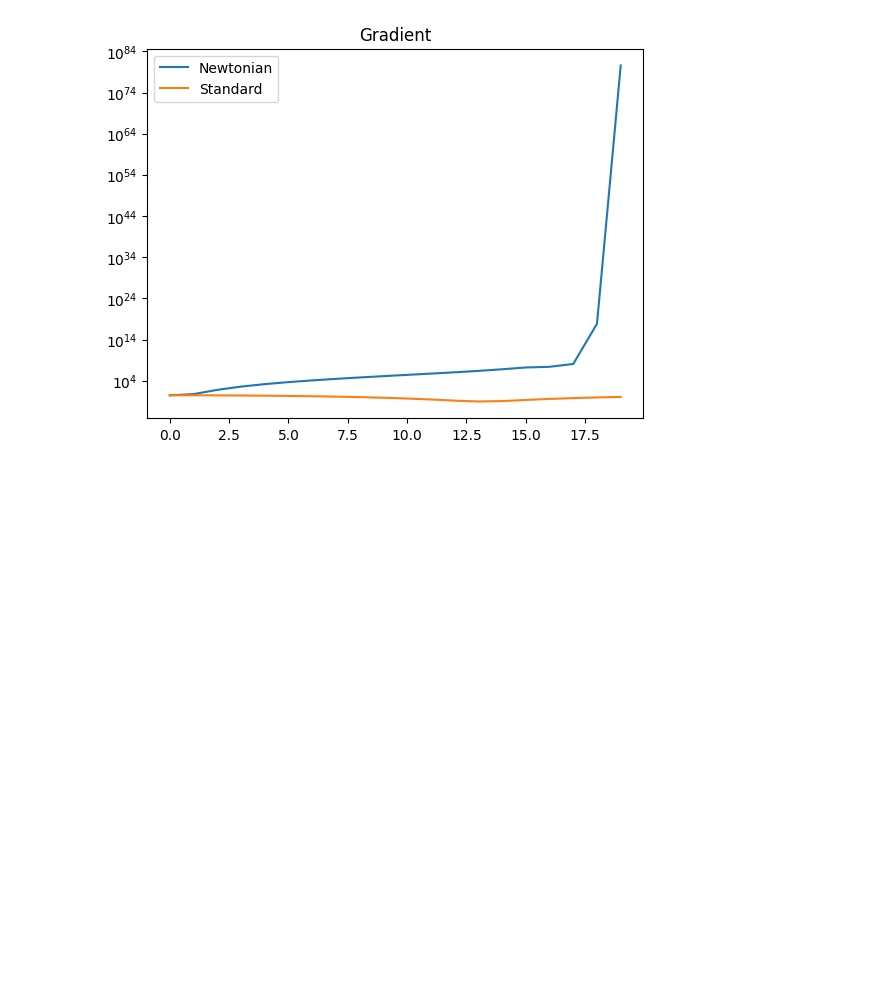
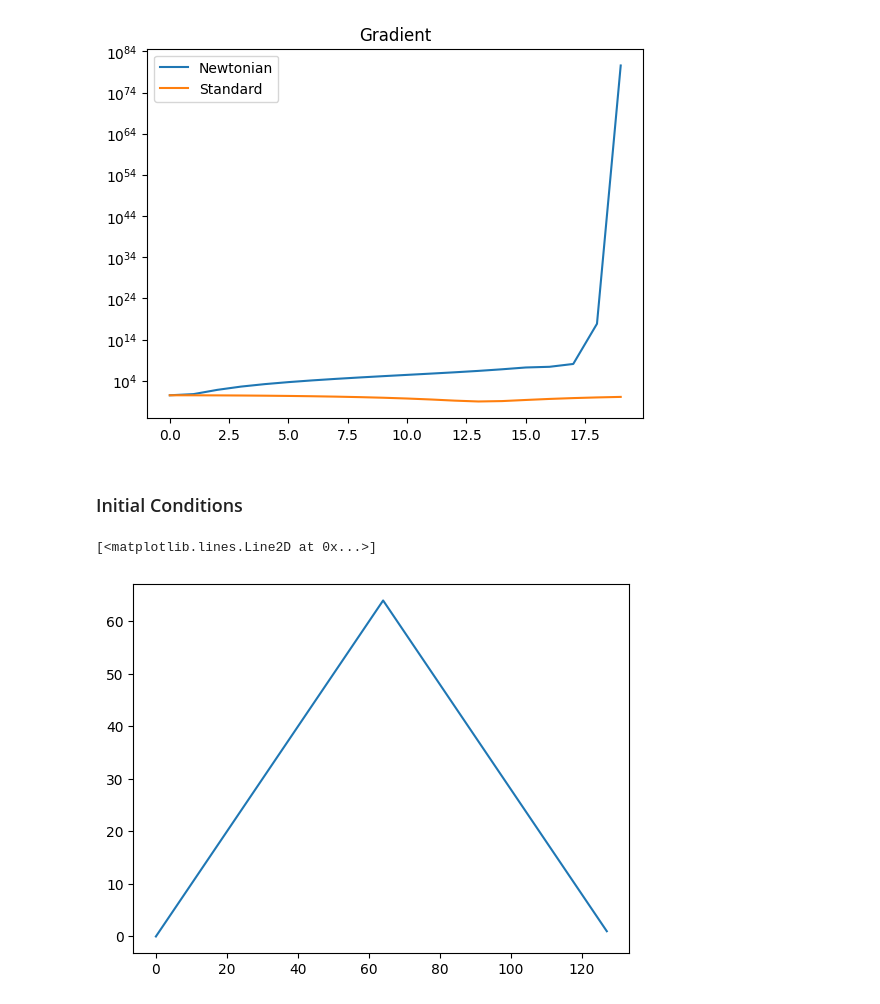
Before and after one commit to lsou343/Scalarverse, a Jupyter notebook: Exec/Inflation/Newtonian/Analysis/animate_slice.ipynb, the cells around one changed output. Drawn from its saved outputs; the diff is of its cells as text; code cells hidden in the pictures; blank space fills up the shorter version.

```diff
--- a/Exec/Inflation/Newtonian/Analysis/animate_slice.ipynb
+++ b/Exec/Inflation/Newtonian/Analysis/animate_slice.ipynb
@@ -195,3 +241,18 @@ plt.title("Gradient")
 Text(0.5, 1.0, 'Gradient')
 [figure]
 [figure]
+# %% [markdown]
+### Initial Conditions
+# %%
+N = 128
+ii = []
+for i in range(N):
+    if i < N / 2:
+        ii.append(i)
+    else:
+        ii.append(N-i)
+ii = np.array(ii)
+plt.plot(ii)
+# %% [output]
+[<matplotlib.lines.Line2D at 0x...>]
+[figure, added]
```
Also changed, not shown: parts of 26 cells of this notebook, 34 other files.
